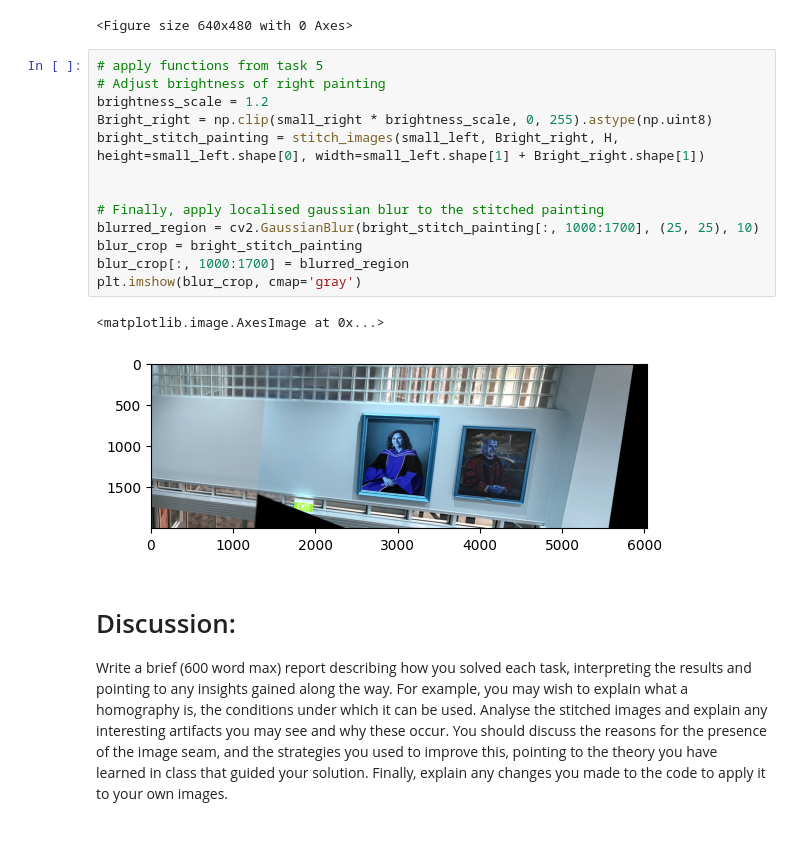
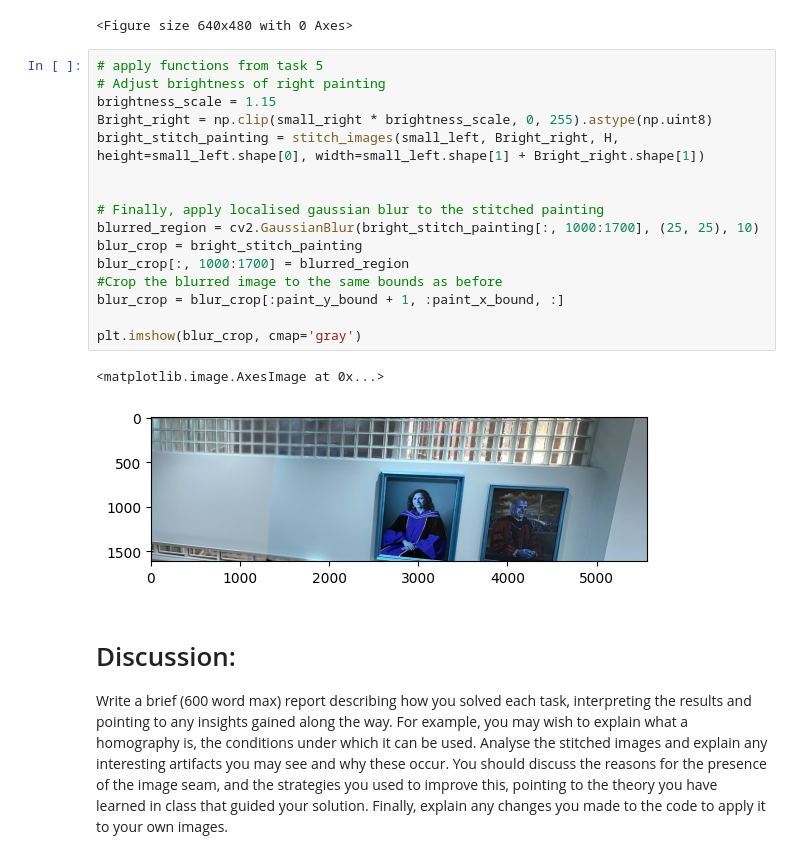
Before and after one commit to jame-slatta/ECE4076_2026, a Jupyter notebook: Lab02/Lab2_student_template.ipynb, the cells around one changed output. Cells and saved outputs as stored; diff of their text form.

```diff
--- a/Lab02/Lab2_student_template.ipynb
+++ b/Lab02/Lab2_student_template.ipynb
@@ -390,19 +367,22 @@ plt.figure()
 # %%
 # apply functions from task 5
 # Adjust brightness of right painting
-brightness_scale = 1.2
+brightness_scale = 1.15
 Bright_right = np.clip(small_right * brightness_scale, 0, 255).astype(np.uint8)
 bright_stitch_painting = stitch_images(small_left, Bright_right, H, height=small_left.shape[0], width=small_left.shape[1] + Bright_right.shape[1])
 
 
 # Finally, apply localised gaussian blur to the stitched painting
 blurred_region = cv2.GaussianBlur(bright_stitch_painting[:, 1000:1700], (25, 25), 10)
 blur_crop = bright_stitch_painting
 blur_crop[:, 1000:1700] = blurred_region
+#Crop the blurred image to the same bounds as before
+blur_crop = blur_crop[:paint_y_bound + 1, :paint_x_bound, :]
+
 plt.imshow(blur_crop, cmap='gray')
 # %% [output]
 <matplotlib.image.AxesImage at 0x...>
-[figure, old version]
+[figure, new version]
 # %% [markdown]
 # Discussion:
 
```
Also changed, not shown: parts of 3 cells of this notebook.
